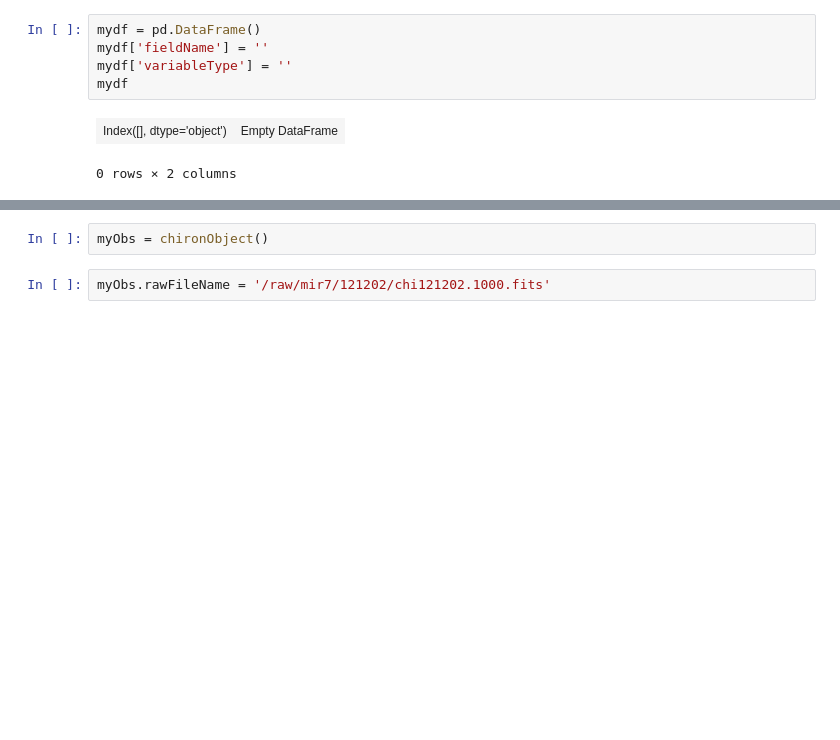
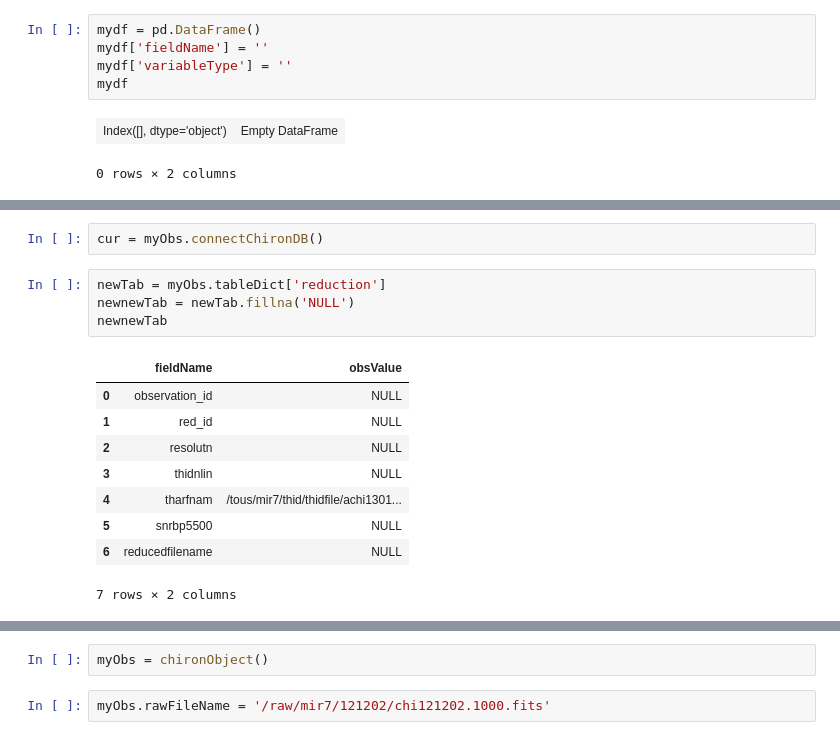
Before and after one commit to mattgiguere/chirondb, a Jupyter notebook: chironDBObject.ipynb, the cells around one changed output, grey strips where cells are left out. Saved outputs shown, nothing was run; the diff lists cells and outputs as text; blank space fills up the shorter version.

```diff
--- a/chironDBObject.ipynb
+++ b/chironDBObject.ipynb
@@ -94,0 +208,16 @@ key exists
+# %%
+cur = myObs.connectChironDB()
+# %%
+newTab = myObs.tableDict['reduction']
+newnewTab = newTab.fillna('NULL')
+newnewTab
+# %% [output]
+|  | fieldName | obsValue |
+| 0 | observation_id | NULL |
+| 1 | red_id | NULL |
+| 2 | resolutn | NULL |
+| 3 | thidnlin | NULL |
+| 4 | tharfnam | /tous/mir7/thid/thidfile/achi1301... |
+| 5 | snrbp5500 | NULL |
+| 6 | reducedfilename | NULL |
+7 rows × 2 columns
```
Also changed, not shown: parts of 22 cells of this notebook, 1 other file.
